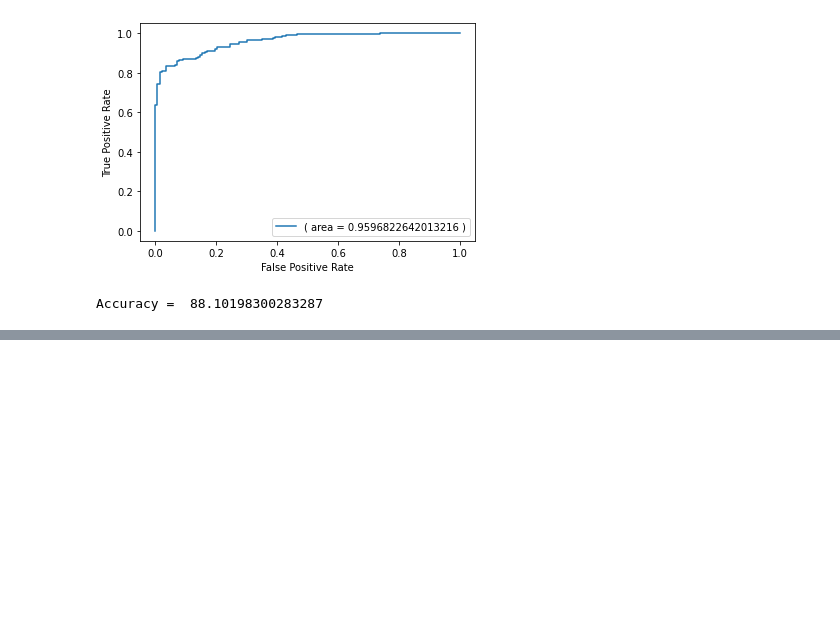
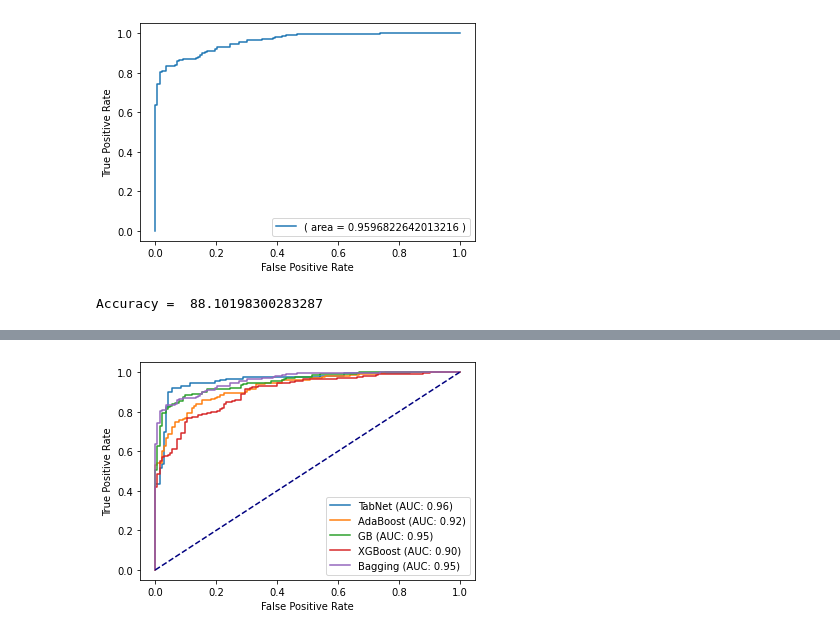
Before and after one commit to Thasneem-vazim/Final-dataset-depression-detection, a Jupyter notebook: Final_dataset_Without_using_feature_selection.ipynb, the cells around one changed output, grey strips where cells are left out. Cells and saved outputs as stored; diff of their text form; code cells hidden in the pictures; blank space fills up the shorter version.

```diff
--- a/Final_dataset_Without_using_feature_selection.ipynb
+++ b/Final_dataset_Without_using_feature_selection.ipynb
@@ -351,8 +351,8 @@ weighted avg       0.82      0.82      0.82       353
 y_predictionKNN_proba=XGBoostClassification.predict_proba(X_test)[:,1]
 AUCKNN=metrics.roc_auc_score(y_test,y_predictionKNN_proba)
 print("AUC: ",AUCKNN)
-fprKNN, tprKNN, thresholds = metrics.roc_curve(y_test,y_predictionKNN_proba)
-plt.plot(fprKNN,tprKNN,label="( area = "+str(AUCKNN)+" )")
+fprXgB, tprXgB, thresholds = metrics.roc_curve(y_test,y_predictionKNN_proba)
+plt.plot(fprXgB,tprXgB,label="( area = "+str(AUCKNN)+" )")
 plt.xlabel('False Positive Rate')
 plt.ylabel('True Positive Rate')
 plt.legend(loc=4)
@@ -396,8 +396,8 @@ weighted avg       0.88      0.88      0.88       353
 y_predictionKNN_proba=bagClassificationMLP.predict_proba(X_test)[:,1]
 AUCKNN=metrics.roc_auc_score(y_test,y_predictionKNN_proba)
 print("AUC: ",AUCKNN)
-fprKNN, tprKNN, thresholds = metrics.roc_curve(y_test,y_predictionKNN_proba)
-plt.plot(fprKNN,tprKNN,label="( area = "+str(AUCKNN)+" )")
+fprBagMLP, tprBagMLP, thresholds = metrics.roc_curve(y_test,y_predictionKNN_proba)
+plt.plot(fprBagMLP,tprBagMLP,label="( area = "+str(AUCKNN)+" )")
 plt.xlabel('False Positive Rate')
 plt.ylabel('True Positive Rate')
 plt.legend(loc=4)
@@ -447,0 +461,22 @@ Accuracy =  92.63456090651559
+# %%
+plt.figure()
+
+#plt.plot(fprRBF,tprRBF,label="SVM (AUC: 0.95)")
+plt.plot(fprKNN,tprKNN,label="TabNet (AUC: 0.96)")
+#plt.plot(fprDT,tprDT,label="DT (AUC: 0.86)")
+#plt.plot(fprRF,tprRF,label="RF (AUC: 0.90)")
+plt.plot(fprAda,tprAda,label="AdaBoost (AUC: 0.92)")
+#plt.plot(fprMLP,tprMLP,label="MLP (AUC: 0.96)")
+plt.plot(fprGradientBoost,tprGradientBoost,label="GB (AUC: 0.95)")
+plt.plot(fprXgB,tprXgB,label="XGBoost (AUC: 0.90)")
+plt.plot(fprBagMLP,tprBagMLP,label="Bagging (AUC: 0.95)")
+
+
+plt.plot([0, 1], [0, 1], color='navy', linestyle='--')
+plt.xlabel('False Positive Rate')
+plt.ylabel('True Positive Rate')
+plt.legend(loc=4)
+plt.savefig('Without feature selection-SMOTE-ROCNew.png',dpi=1000)
+plt.show()
+# %% [output]
+[figure, added]
```
Also changed, not shown: parts of 6 cells of this notebook.
